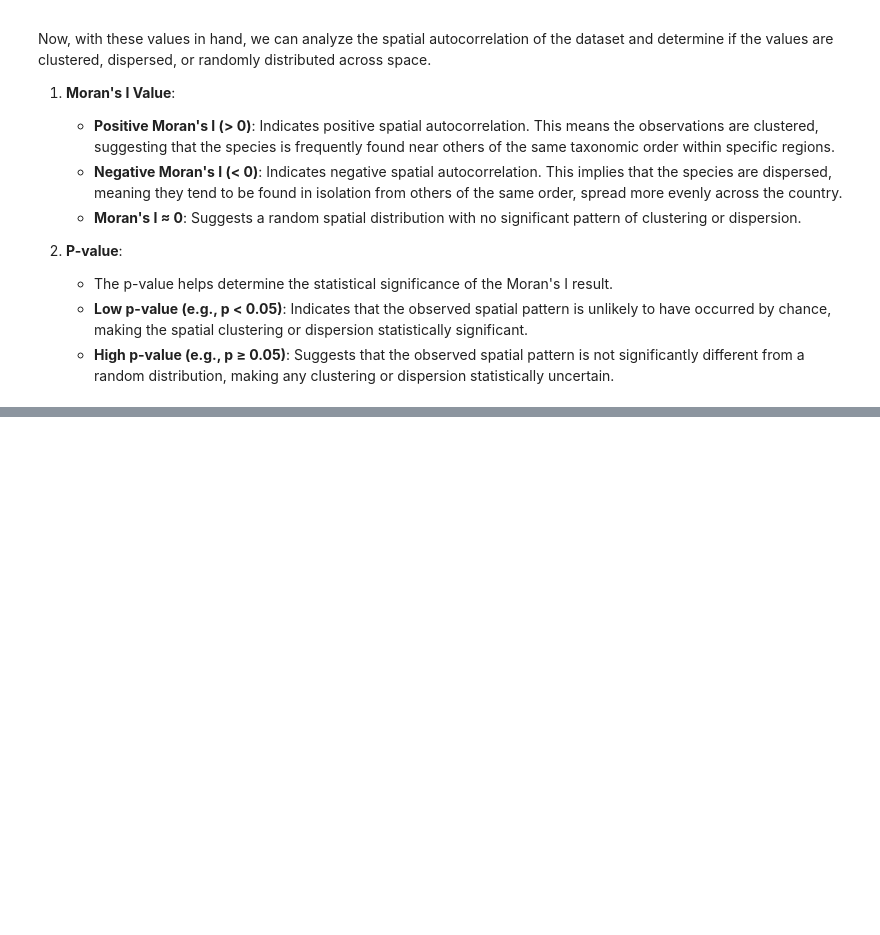
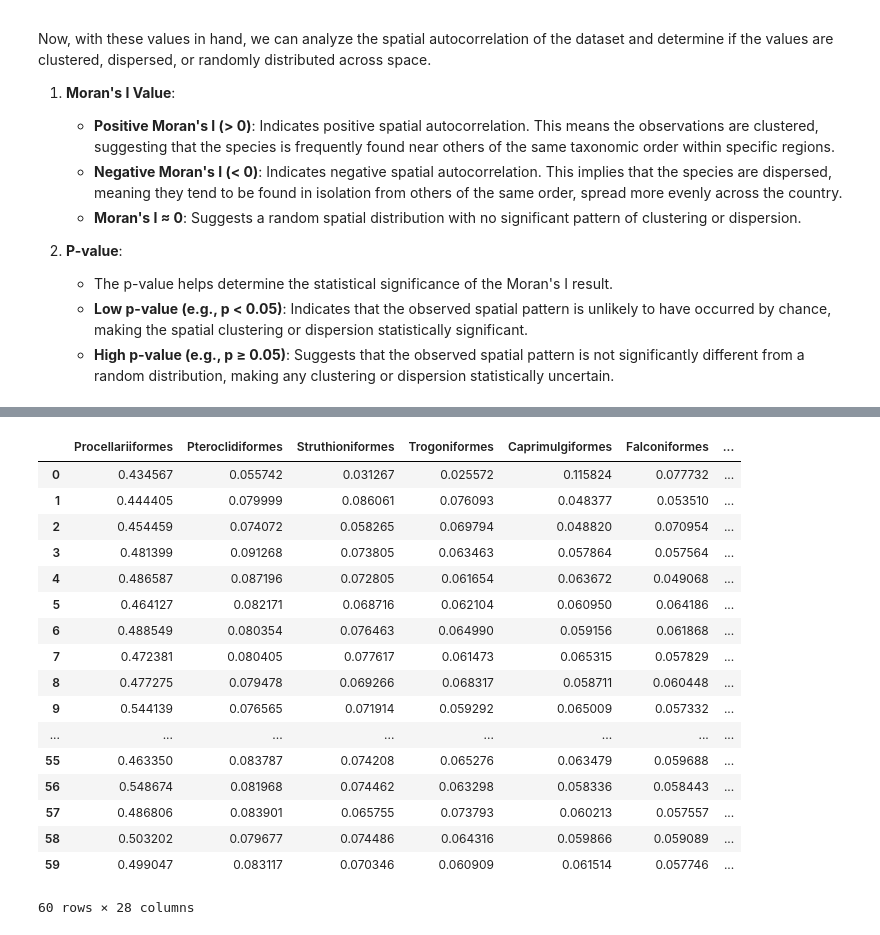
Before and after one commit to zahra-zibzee/Environmental-Data-Analysis, a Jupyter notebook: Project2/question1.ipynb, the cells around one changed output, grey strips where cells are left out. Drawn from its saved outputs; the diff is of its cells as text; code cells hidden in the pictures; blank space fills up the shorter version.

```diff
--- a/Project2/question1.ipynb
+++ b/Project2/question1.ipynb
@@ -378,0 +442,23 @@ Hopkins Statistic: 0.4079326253508601
+# %%
+hdf = pd.DataFrame(hopkins)
+
+hdf.sort_index(axis=1, key=lambda x: hdf[x].mean(), ascending=False)
+# %% [output]
+|  | Procellariiformes | Pteroclidiformes | Struthioniformes | Trogoniformes | Caprimulgiformes | Falconiformes | ... |
+| 0 | 0.434567 | 0.055742 | 0.031267 | 0.025572 | 0.115824 | 0.077732 | ... |
+| 1 | 0.444405 | 0.079999 | 0.086061 | 0.076093 | 0.048377 | 0.053510 | ... |
+| 2 | 0.454459 | 0.074072 | 0.058265 | 0.069794 | 0.048820 | 0.070954 | ... |
+| 3 | 0.481399 | 0.091268 | 0.073805 | 0.063463 | 0.057864 | 0.057564 | ... |
+| 4 | 0.486587 | 0.087196 | 0.072805 | 0.061654 | 0.063672 | 0.049068 | ... |
+| 5 | 0.464127 | 0.082171 | 0.068716 | 0.062104 | 0.060950 | 0.064186 | ... |
+| 6 | 0.488549 | 0.080354 | 0.076463 | 0.064990 | 0.059156 | 0.061868 | ... |
+| 7 | 0.472381 | 0.080405 | 0.077617 | 0.061473 | 0.065315 | 0.057829 | ... |
+| 8 | 0.477275 | 0.079478 | 0.069266 | 0.068317 | 0.058711 | 0.060448 | ... |
+| 9 | 0.544139 | 0.076565 | 0.071914 | 0.059292 | 0.065009 | 0.057332 | ... |
+| ... | ... | ... | ... | ... | ... | ... | ... |
+| 55 | 0.463350 | 0.083787 | 0.074208 | 0.065276 | 0.063479 | 0.059688 | ... |
+| 56 | 0.548674 | 0.081968 | 0.074462 | 0.063298 | 0.058336 | 0.058443 | ... |
+| 57 | 0.486806 | 0.083901 | 0.065755 | 0.073793 | 0.060213 | 0.057557 | ... |
+| 58 | 0.503202 | 0.079677 | 0.074486 | 0.064316 | 0.059866 | 0.059089 | ... |
+| 59 | 0.499047 | 0.083117 | 0.070346 | 0.060909 | 0.061514 | 0.057746 | ... |
+60 rows × 28 columns
```
Also changed, not shown: parts of 4 cells of this notebook.
